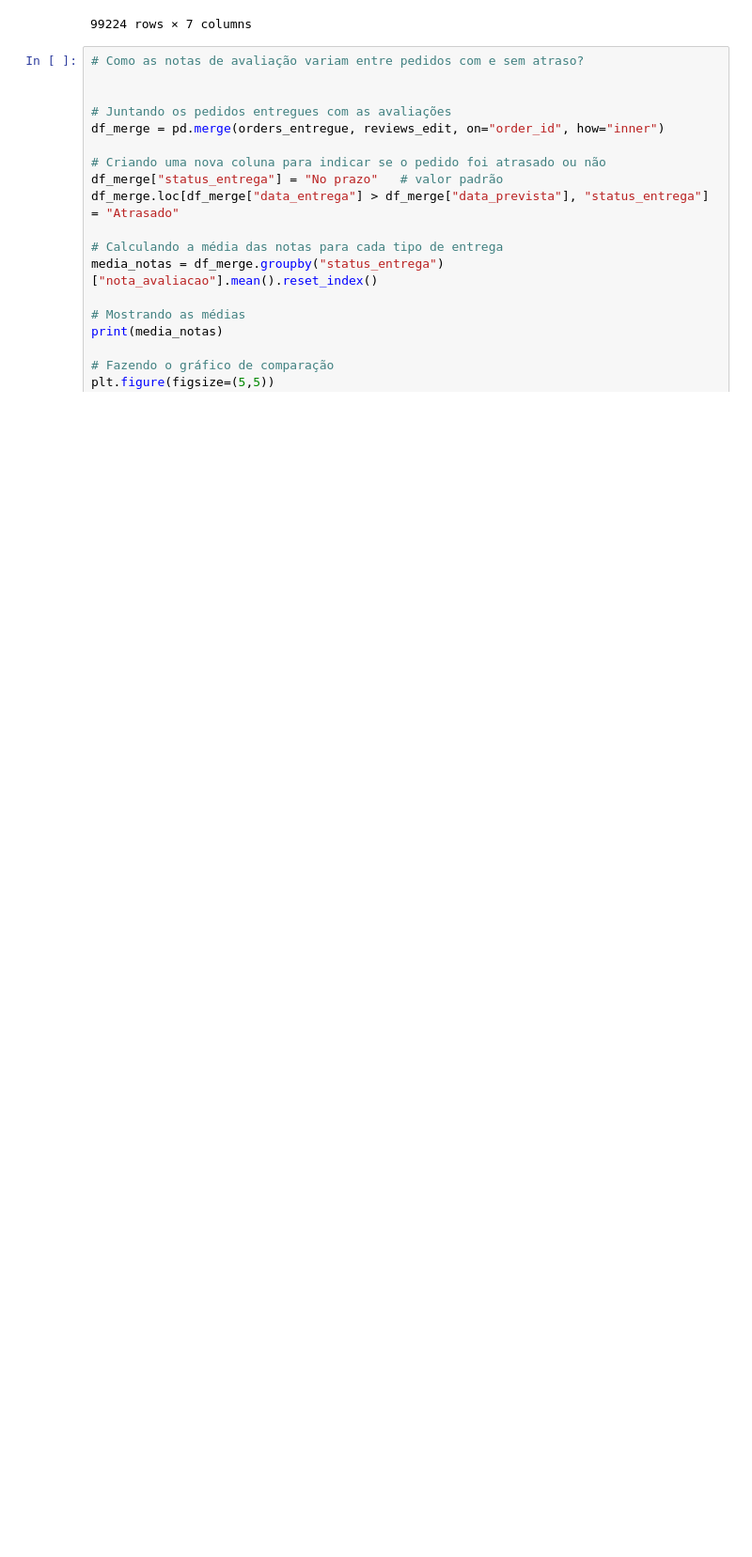
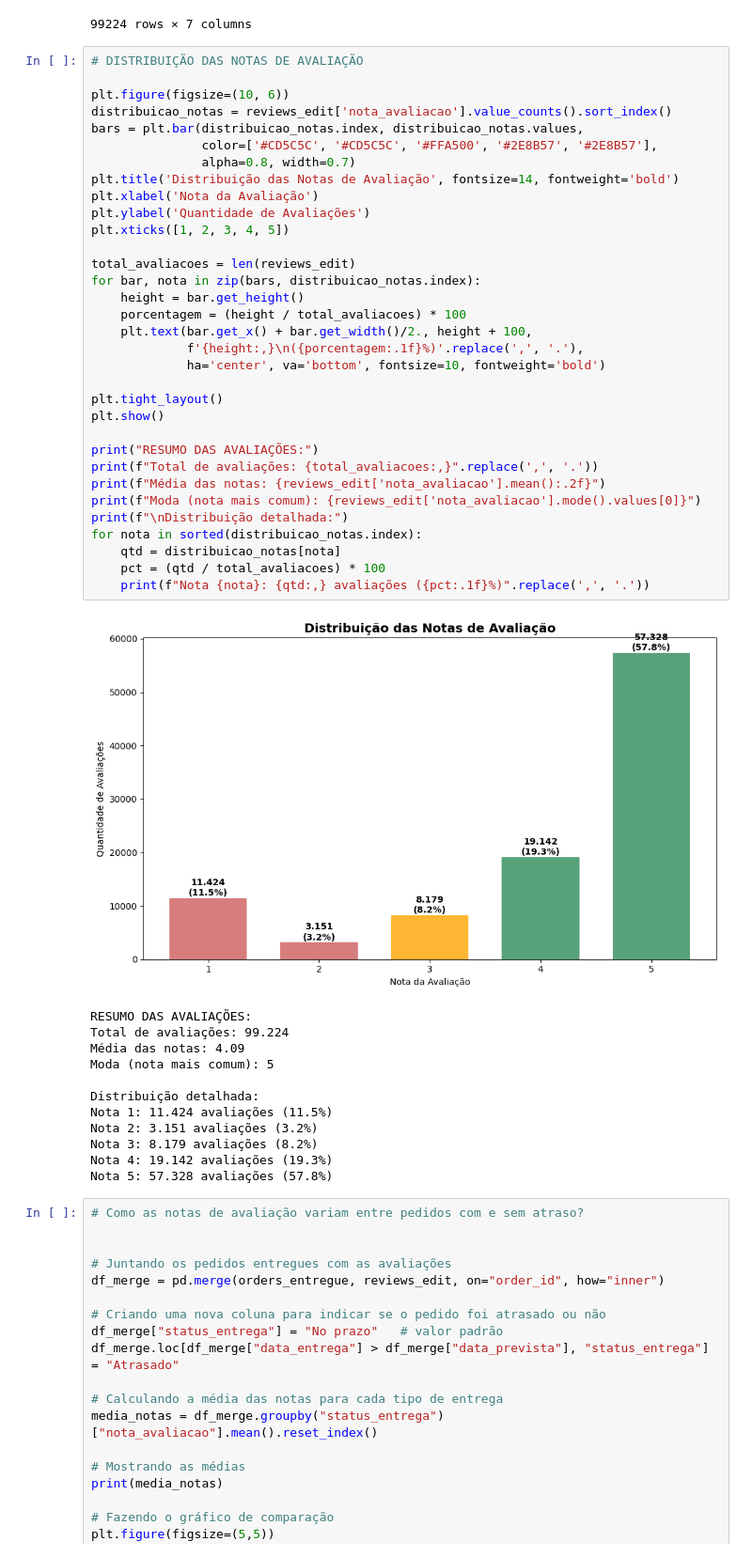
Before and after one commit to oR1an/EDA_Brazilian_E-Commerce, a Jupyter notebook: mack_01.ipynb, the cells around one changed output. Shown: that part at 94% size. Cells and saved outputs as stored; diff of their text form; blank space fills up the shorter version.

```diff
--- a/mack_01.ipynb
+++ b/mack_01.ipynb
@@ -336,6 +372,52 @@ reviews_edit
 | 99222 | 1adeb9d84d72fe4e337617733eb85149 | 7725825d039fc1f0ceb7635e3f7d9206 | 4 | NaN | NaN | 2018-07-01 | ... |
 | 99223 | efe49f1d6f951dd88b51e6ccd4cc548f | 90531360ecb1eec2a1fbb265a0db0508 | 1 | NaN | meu produto chegou e ja tenho que... | 2017-07-03 | ... |
 99224 rows × 7 columns
+# %%
+# DISTRIBUIÇÃO DAS NOTAS DE AVALIAÇÃO
+
+plt.figure(figsize=(10, 6))
+distribuicao_notas = reviews_edit['nota_avaliacao'].value_counts().sort_index()
+bars = plt.bar(distribuicao_notas.index, distribuicao_notas.values,
+               color=['#CD5C5C', '#CD5C5C', '#FFA500', '#2E8B57', '#2E8B57'],
+               alpha=0.8, width=0.7)
+plt.title('Distribuição das Notas de Avaliação', fontsize=14, fontweight='bold')
+plt.xlabel('Nota da Avaliação')
+plt.ylabel('Quantidade de Avaliações')
+plt.xticks([1, 2, 3, 4, 5])
+
+total_avaliacoes = len(reviews_edit)
+for bar, nota in zip(bars, distribuicao_notas.index):
+    height = bar.get_height()
+    porcentagem = (height / total_avaliacoes) * 100
+    plt.text(bar.get_x() + bar.get_width()/2., height + 100,
+             f'{height:,}\n({porcentagem:.1f}%)'.replace(',', '.'),
+             ha='center', va='bottom', fontsize=10, fontweight='bold')
+
+plt.tight_layout()
+plt.show()
+
+print("RESUMO DAS AVALIAÇÕES:")
+print(f"Total de avaliações: {total_avaliacoes:,}".replace(',', '.'))
+print(f"Média das notas: {reviews_edit['nota_avaliacao'].mean():.2f}")
+print(f"Moda (nota mais comum): {reviews_edit['nota_avaliacao'].mode().values[0]}")
+print(f"\nDistribuição detalhada:")
+for nota in sorted(distribuicao_notas.index):
+    qtd = distribuicao_notas[nota]
+    pct = (qtd / total_avaliacoes) * 100
+    print(f"Nota {nota}: {qtd:,} avaliações ({pct:.1f}%)".replace(',', '.'))
+# %% [output]
+[figure, added]
+RESUMO DAS AVALIAÇÕES:
+Total de avaliações: 99.224
+Média das notas: 4.09
+Moda (nota mais comum): 5
+
+Distribuição detalhada:
+Nota 1: 11.424 avaliações (11.5%)
+Nota 2: 3.151 avaliações (3.2%)
+Nota 3: 8.179 avaliações (8.2%)
+Nota 4: 19.142 avaliações (19.3%)
+Nota 5: 57.328 avaliações (57.8%)
 # %%
 # Como as notas de avaliação variam entre pedidos com e sem atraso?
 
```
Also changed, not shown: parts of 7 cells of this notebook.
